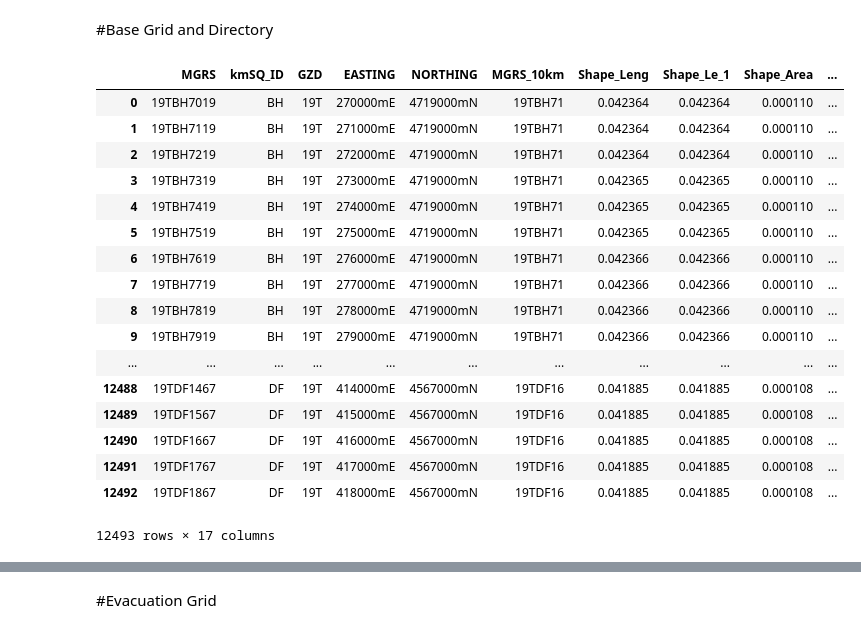
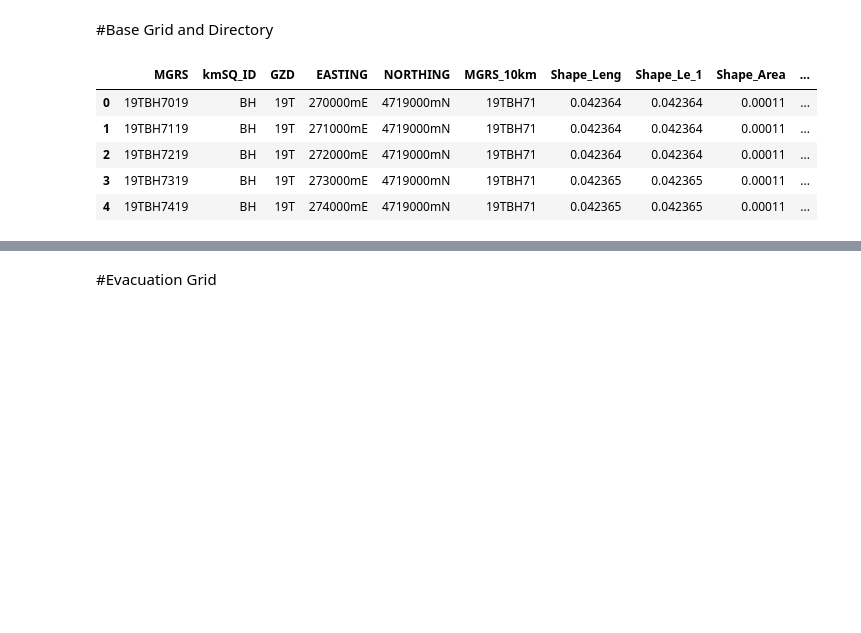
Before and after one commit to bwsi-hadr/2019-student-final-exercise, a Jupyter notebook: Planning_Hospital_Lee_Joseph_Final_exercise_grid.ipynb, the cells around one changed output, grey strips where cells are left out. Cells and saved outputs as stored; diff of their text form; code cells hidden in the pictures; blank space fills up the shorter version.

```diff
--- a/Planning_Hospital_Lee_Joseph_Final_exercise_grid.ipynb
+++ b/Planning_Hospital_Lee_Joseph_Final_exercise_grid.ipynb
@@ -79,27 +72,15 @@ Mounted at /content/drive
 # %%
 base_grid = gpd.read_file('game_grid_export/game_grid_all_stats.shp')
 # %%
-base_grid
+base_grid.head()
 # -71.79092278136125 42.58943590354409
 # %% [output]
 |  | MGRS | kmSQ_ID | GZD | EASTING | NORTHING | MGRS_10km | Shape_Leng | Shape_Le_1 | Shape_Area | ... |
-| 0 | 19TBH7019 | BH | 19T | 270000mE | 4719000mN | 19TBH71 | 0.042364 | 0.042364 | 0.000110 | ... |
-| 1 | 19TBH7119 | BH | 19T | 271000mE | 4719000mN | 19TBH71 | 0.042364 | 0.042364 | 0.000110 | ... |
-| 2 | 19TBH7219 | BH | 19T | 272000mE | 4719000mN | 19TBH71 | 0.042364 | 0.042364 | 0.000110 | ... |
-| 3 | 19TBH7319 | BH | 19T | 273000mE | 4719000mN | 19TBH71 | 0.042365 | 0.042365 | 0.000110 | ... |
-| 4 | 19TBH7419 | BH | 19T | 274000mE | 4719000mN | 19TBH71 | 0.042365 | 0.042365 | 0.000110 | ... |
-| 5 | 19TBH7519 | BH | 19T | 275000mE | 4719000mN | 19TBH71 | 0.042365 | 0.042365 | 0.000110 | ... |
-| 6 | 19TBH7619 | BH | 19T | 276000mE | 4719000mN | 19TBH71 | 0.042366 | 0.042366 | 0.000110 | ... |
-| 7 | 19TBH7719 | BH | 19T | 277000mE | 4719000mN | 19TBH71 | 0.042366 | 0.042366 | 0.000110 | ... |
-| 8 | 19TBH7819 | BH | 19T | 278000mE | 4719000mN | 19TBH71 | 0.042366 | 0.042366 | 0.000110 | ... |
-| 9 | 19TBH7919 | BH | 19T | 279000mE | 4719000mN | 19TBH71 | 0.042366 | 0.042366 | 0.000110 | ... |
-| ... | ... | ... | ... | ... | ... | ... | ... | ... | ... | ... |
-| 12488 | 19TDF1467 | DF | 19T | 414000mE | 4567000mN | 19TDF16 | 0.041885 | 0.041885 | 0.000108 | ... |
-| 12489 | 19TDF1567 | DF | 19T | 415000mE | 4567000mN | 19TDF16 | 0.041885 | 0.041885 | 0.000108 | ... |
-| 12490 | 19TDF1667 | DF | 19T | 416000mE | 4567000mN | 19TDF16 | 0.041885 | 0.041885 | 0.000108 | ... |
-| 12491 | 19TDF1767 | DF | 19T | 417000mE | 4567000mN | 19TDF16 | 0.041885 | 0.041885 | 0.000108 | ... |
-| 12492 | 19TDF1867 | DF | 19T | 418000mE | 4567000mN | 19TDF16 | 0.041885 | 0.041885 | 0.000108 | ... |
+| 0 | 19TBH7019 | BH | 19T | 270000mE | 4719000mN | 19TBH71 | 0.042364 | 0.042364 | 0.00011 | ... |
+| 1 | 19TBH7119 | BH | 19T | 271000mE | 4719000mN | 19TBH71 | 0.042364 | 0.042364 | 0.00011 | ... |
+| 2 | 19TBH7219 | BH | 19T | 272000mE | 4719000mN | 19TBH71 | 0.042364 | 0.042364 | 0.00011 | ... |
+| 3 | 19TBH7319 | BH | 19T | 273000mE | 4719000mN | 19TBH71 | 0.042365 | 0.042365 | 0.00011 | ... |
+| 4 | 19TBH7419 | BH | 19T | 274000mE | 4719000mN | 19TBH71 | 0.042365 | 0.042365 | 0.00011 | ... |
-12493 rows × 17 columns
 # %%
 game_grid = gpd.read_file('game2/response_turn_2/curr_grid.shp')
 # Transporta(tation) tells you
```
Also changed, not shown: parts of 25 cells of this notebook.
